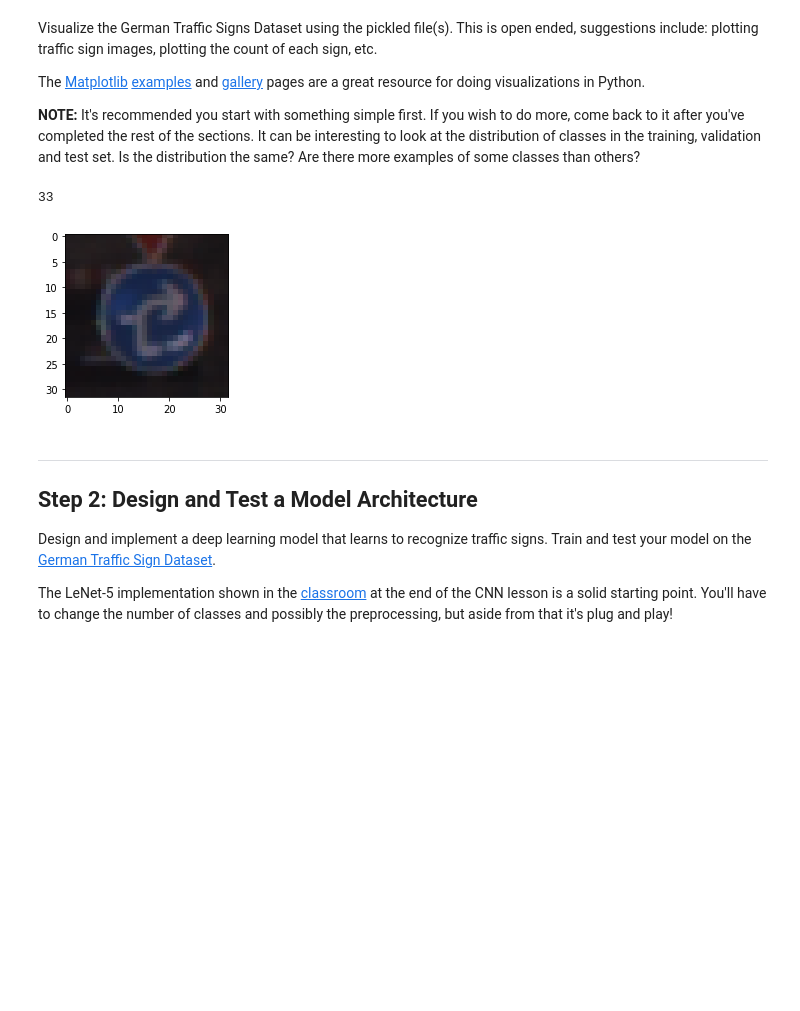
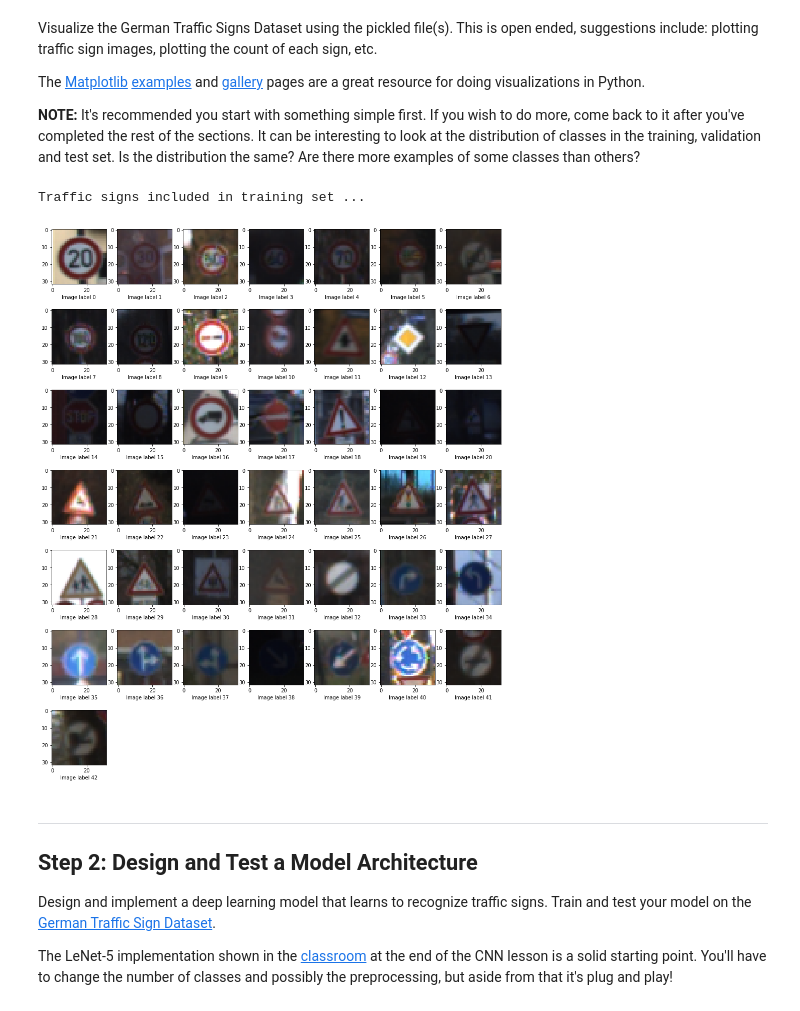
Before and after one commit to harshnandan/CarND-Traffic-Sign-Classifier-Proj, a Jupyter notebook: Traffic_Sign_Classifier.ipynb, the cells around one changed output. Saved outputs shown, nothing was run; the diff lists cells and outputs as text; code cells hidden in the pictures; blank space fills up the shorter version.

Commit message:
Adding some plotting function for master list

```diff
--- a/Traffic_Sign_Classifier.ipynb
+++ b/Traffic_Sign_Classifier.ipynb
@@ -72,7 +72,8 @@ n_test = X_test.shape[0]
 image_shape = (X_train.shape[1], X_train.shape[2])
 
 # TODO: How many unique classes/labels there are in the dataset.
-n_classes = 43
+class_lables = set(y_train)
+n_classes = len(class_lables)
 
 print("Number of training examples =", n_train)
 print("Number of validation examples =", n_validation)
@@ -96,22 +97,27 @@ The [Matplotlib](http://matplotlib.org/) [examples](http://matplotlib.org/exampl
 # %%
 ### Data exploration visualization code goes here.
 ### Feel free to use as many code cells as needed.
 import random
 import matplotlib.pyplot as plt
+import numpy as np
 # Visualizations will be shown in the notebook.
 %matplotlib inline
 
-def plt_img_lbl(image):
-    plt.figure(figsize=(3,3))
-    plt.imshow(image)
-    print(y_train[index])
-index = random.randint(0, len(X_train))
-image = X_train[index]
+plt.rcParams['figure.figsize'] = (16, 20)
 
-plt_img_lbl(image)
+print("Traffic signs included in training set ...")
+
+image_master_list = []
+
+for imgIdx in range(0, n_classes):
+    plt.subplot(7,7,imgIdx+1)
+    imgToPlot = np.where(y_train==imgIdx)[0][0]
+    image_master_list = X_train[imgToPlot]
+    plt.imshow(image_master_list)
+    plt.xlabel("Image label "+str(imgIdx))
 # %% [output]
-33
+Traffic signs included in training set ...
-[figure, old version]
+[figure, new version]
 # %% [markdown]
 ----
 
```
Also changed, not shown: parts of 1 cell of this notebook.
